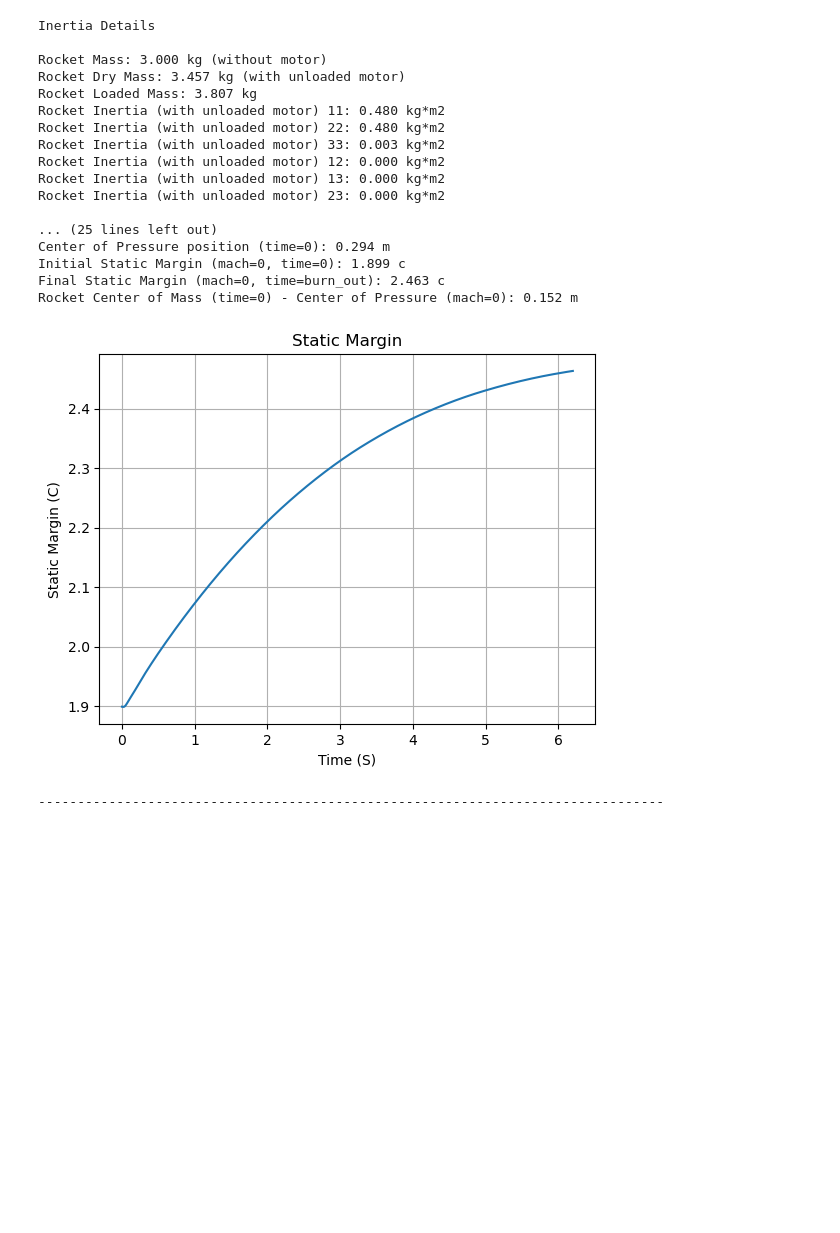
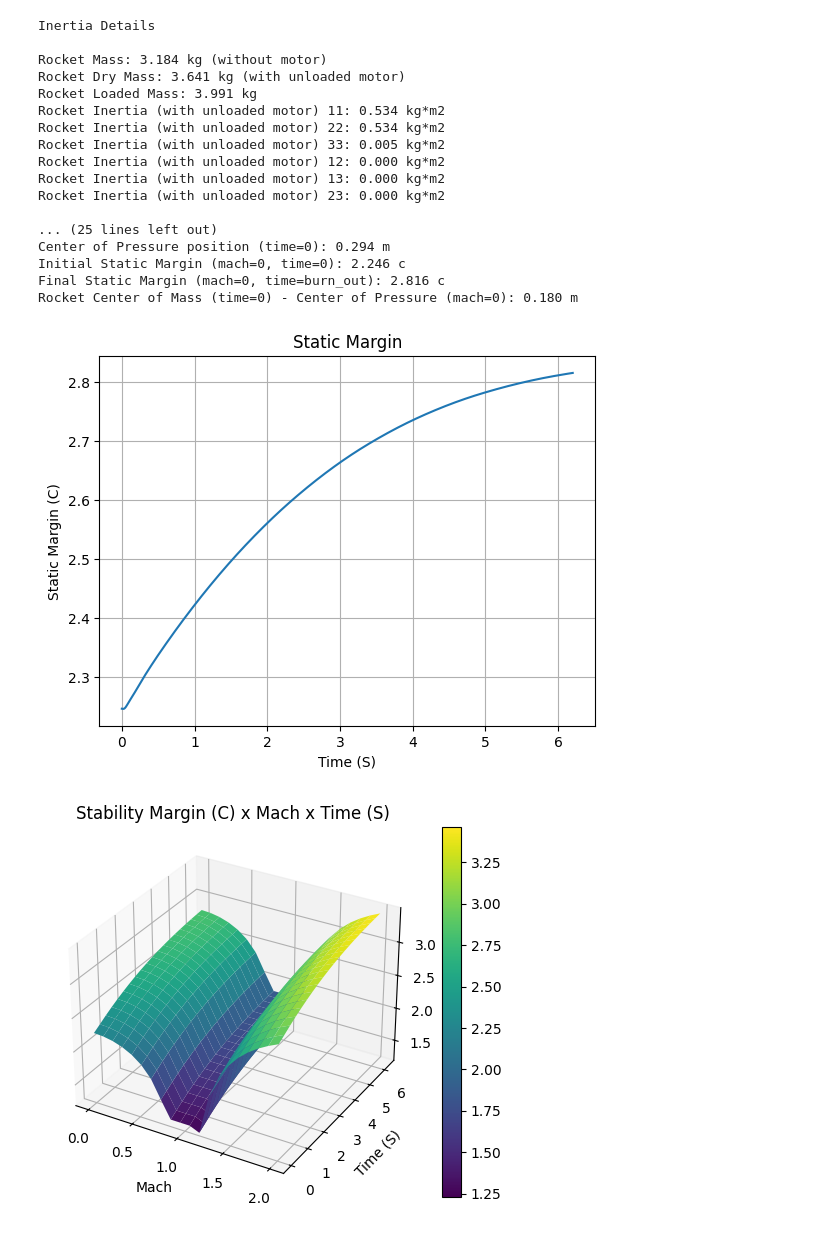
Before and after one commit to Grupo-Coheteria-ULE/Simulations, a Jupyter notebook: Simulaciones_nominales_L1_2_45recto/Simulaciones_nominales.ipynb, the cells around one changed output. Saved outputs shown, nothing was run; the diff lists cells and outputs as text; code cells hidden in the pictures; blank space fills up the shorter version.

```diff
--- a/Simulaciones_nominales_L1_2_45recto/Simulaciones_nominales.ipynb
+++ b/Simulaciones_nominales_L1_2_45recto/Simulaciones_nominales.ipynb
@@ -5,13 +5,14 @@ from rocketpy import Rocket, Environment, SolidMotor, GenericMotor, Flight
 # %%
 print("--------------------------------------------------------------------------------")
 
-latitud_alcolea = 41.729873
+latitud_alcolea = 41.73007275912096
 
-longitud_alcolea = 0.104249
+longitud_alcolea = 0.10426577877432051
 
 env = Environment(latitude=latitud_alcolea, longitude=longitud_alcolea, elevation = 186)  # elevación cero porque es a nivel del mar, es en el teleno por que si
 
 env.set_atmospheric_model(type="standard_atmosphere")
+env.set_elevation("Open-Elevation")
 
 env.info()
 
@@ -21,7 +22,7 @@ print("-------------------------------------------------------------------------
 # =============================================================================
 Motor = GenericMotor(
     thrust_source=r"C:\Users\julfe\Documents\GCULE\Simulacion\Simulaciones_nominales_L1_2_45recto\Cesaroni_614I100-17A.csv",
-    burn_time=6.2, # segundos, introducir el rango de tiempo de combustión sgún aparece en la primera columna del archivo csv
+    burn_time=(0,6.2), # segundos, introducir el rango de tiempo de combustión sgún aparece en la primera columna del archivo csv
     chamber_radius= 0.027, # radio del motor
     chamber_height= 0.236, # longitud del motor sin contar tobera
     chamber_position= 0, # longitud hasta el culo del motor (desde el culo del cohete, que suele ser la tobera)
@@ -39,11 +40,11 @@ print("-------------------------------------------------------------------------
 
 Leon_1_2 = Rocket(
     radius = 0.04, # m, radio exterior
-    mass = 3, # kg, sin motor
-    inertia = (0.403, 0.403, 0.003), # kg*m2, misma asunción que para el motor
+    mass = 3.184, # kg, sin motor
+    inertia = (0.4463, 0.4463, 0.004573), # kg*m2, misma asunción que para el motor
     power_off_drag = r"C:\Users\julfe\Documents\GCULE\Simulacion\Simulaciones_nominales_L1_2_45recto\curva_drag_L1_2_45_recto.csv", # ruta de .csv drag RASAERO, pasar a comas
     power_on_drag = r"C:\Users\julfe\Documents\GCULE\Simulacion\Simulaciones_nominales_L1_2_45recto\curva_drag_L1_2_45_recto.csv", # misma ruta que arriba
-    center_of_mass_without_motor = 0.548, # posición del cg en m desde la cola
+    center_of_mass_without_motor = 0.576955, # posición del cg en m desde la cola
     coordinate_system_orientation = "tail_to_nose", # dejar como esta
 )
 
@@ -74,12 +75,14 @@ print("=====CON EL MOTOR=====")
 Leon_1_2.draw()
 Leon_1_2.info()
 Leon_1_2.plots.static_margin()
+Leon_1_2.plots.stability_margin()
 print("--------------------------------------------------------------------------------")
 
 main = Leon_1_2.add_parachute(
     name="main",
     cd_s=0.915,
     trigger="apogee",      # ejection altitude in meters
+    lag = 3 # tiempo despues de apogeo hasta 17s + 1 segundo de lo que se tarda en abrir (va a haber que bajarlo porque sino 30m/s es demasiado)
 )
 
 
@@ -144,19 +149,19 @@ Rocket Center of Mass (time=0) - Center of Pressure (mach=0): 0.254 m
-Inertia Details
-
-Rocket Mass: 3.000 kg (without motor)
-Rocket Dry Mass: 3.457 kg (with unloaded motor)
-Rocket Loaded Mass: 3.807 kg
-Rocket Inertia (with unloaded motor) 11: 0.480 kg*m2
-Rocket Inertia (with unloaded motor) 22: 0.480 kg*m2
-Rocket Inertia (with unloaded motor) 33: 0.003 kg*m2
-Rocket Inertia (with unloaded motor) 12: 0.000 kg*m2
-Rocket Inertia (with unloaded motor) 13: 0.000 kg*m2
-Rocket Inertia (with unloaded motor) 23: 0.000 kg*m2
-
-... (25 lines left out)
-Center of Pressure position (time=0): 0.294 m
-Initial Static Margin (mach=0, time=0): 1.899 c
-Final Static Margin (mach=0, time=burn_out): 2.463 c
-Rocket Center of Mass (time=0) - Center of Pressure (mach=0): 0.152 m
+Inertia Details
+
+Rocket Mass: 3.184 kg (without motor)
+Rocket Dry Mass: 3.641 kg (with unloaded motor)
+Rocket Loaded Mass: 3.991 kg
+Rocket Inertia (with unloaded motor) 11: 0.534 kg*m2
+Rocket Inertia (with unloaded motor) 22: 0.534 kg*m2
+Rocket Inertia (with unloaded motor) 33: 0.005 kg*m2
+Rocket Inertia (with unloaded motor) 12: 0.000 kg*m2
+Rocket Inertia (with unloaded motor) 13: 0.000 kg*m2
+Rocket Inertia (with unloaded motor) 23: 0.000 kg*m2
+
+... (25 lines left out)
+Center of Pressure position (time=0): 0.294 m
+Initial Static Margin (mach=0, time=0): 2.246 c
+Final Static Margin (mach=0, time=burn_out): 2.816 c
+Rocket Center of Mass (time=0) - Center of Pressure (mach=0): 0.180 m
-[figure, old version]
+[figure, new version]
---------------------------------------------------------------------------------
+[figure, added]
```
Also changed, not shown: parts of 3 cells of this notebook, 4 other files.
